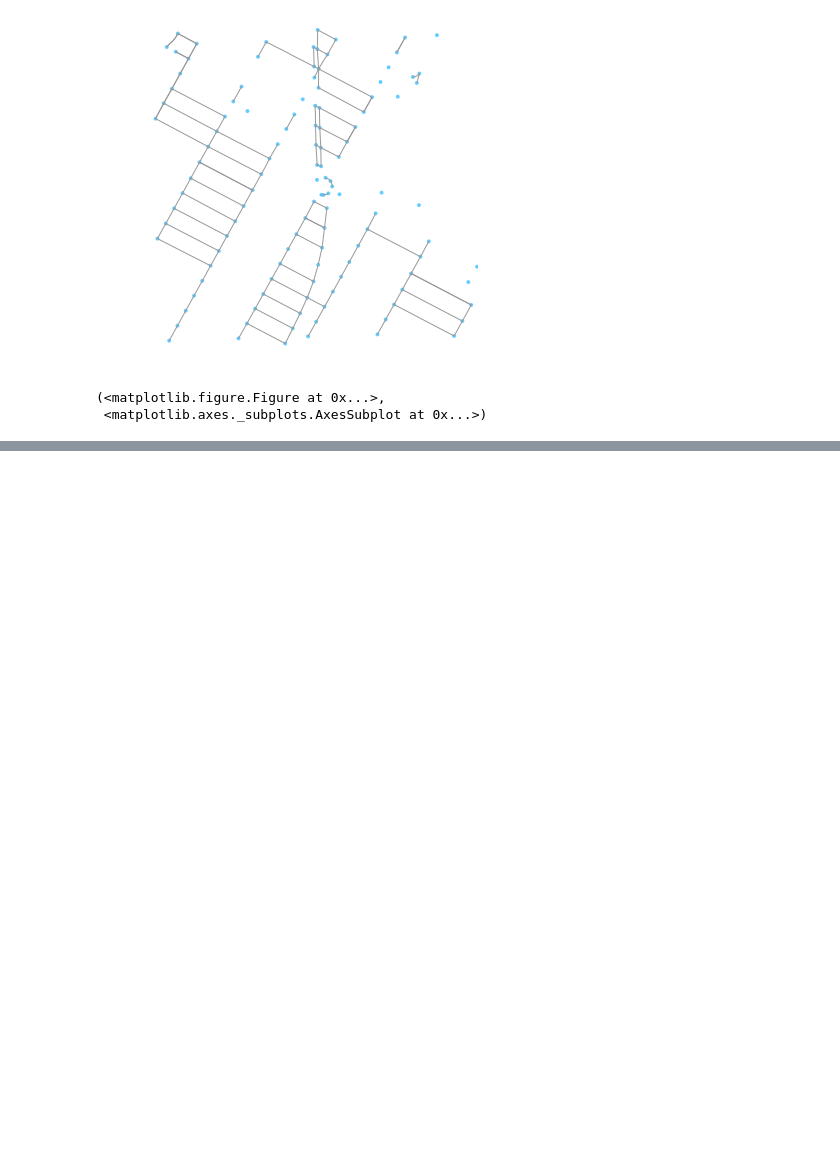
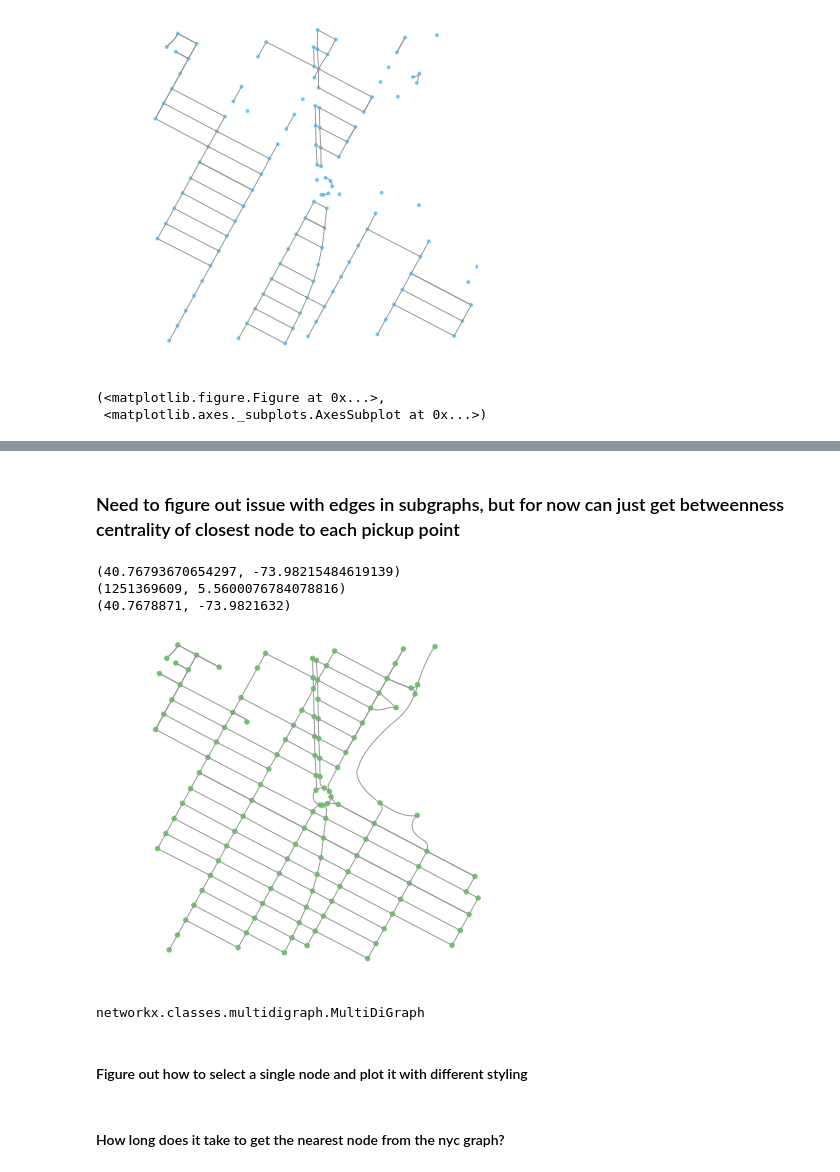
Before and after one commit to iwsstuart/taxi-trip-prediction, a Jupyter notebook: networks.ipynb, the cells around one changed output, grey strips where cells are left out. Drawn from its saved outputs; the diff is of its cells as text; code cells hidden in the pictures; blank space fills up the shorter version.

```diff
--- a/networks.ipynb
+++ b/networks.ipynb
@@ -193,0 +257,38 @@ ox.plot_graph(subgraph)
+# %% [markdown]
+### Need to figure out issue with edges in subgraphs, but for now can just get betweenness centrality of closest node to each pickup point
+# %%
+# get nearest node to pickup point
+
+# get point
+pickup_point = (train_gdf.geometry[0].y, train_gdf.geometry[0].x)
+print pickup_point
+
+# get nearest node
+# had to use the unprojected nyc graph here as there were issues when using the projected one
+# see https://github.com/gboeing/osmnx/issues/71
+nearest_node = ox.get_nearest_node(nyc, pickup_point, method='greatcircle', return_dist=True)
+print nearest_node
+
+# # get coordinates of nearest node
+lat = nx.get_node_attributes(nyc_projected, 'lat')[nearest_node[0]]
+lon = nx.get_node_attributes(nyc_projected, 'lon')[nearest_node[0]]
+print (lat, lon)
+coords = (lat, lon)
+
+# see if the graph matches (approximately)... it does
+check = ox.graph_from_point(coords, distance=750, distance_type='bbox', network_type='drive')
+check = ox.project_graph(check)
+fig, ax = ox.plot_graph(check, node_size=30, node_color='#66cc66')
+# %% [output]
+(40.76793670654297, -73.98215484619139)
+(1251369609, 5.5600076784078816)
+(40.7678871, -73.9821632)
+[figure, added]
+# %%
+type(check)
+# %% [output]
+networkx.classes.multidigraph.MultiDiGraph
+# %% [markdown]
+#### Figure out how to select a single node and plot it with different styling
+# %% [markdown]
+#### How long does it take to get the nearest node from the nyc graph?
```
Also changed, not shown: parts of 22 cells of this notebook, 1 other file.
